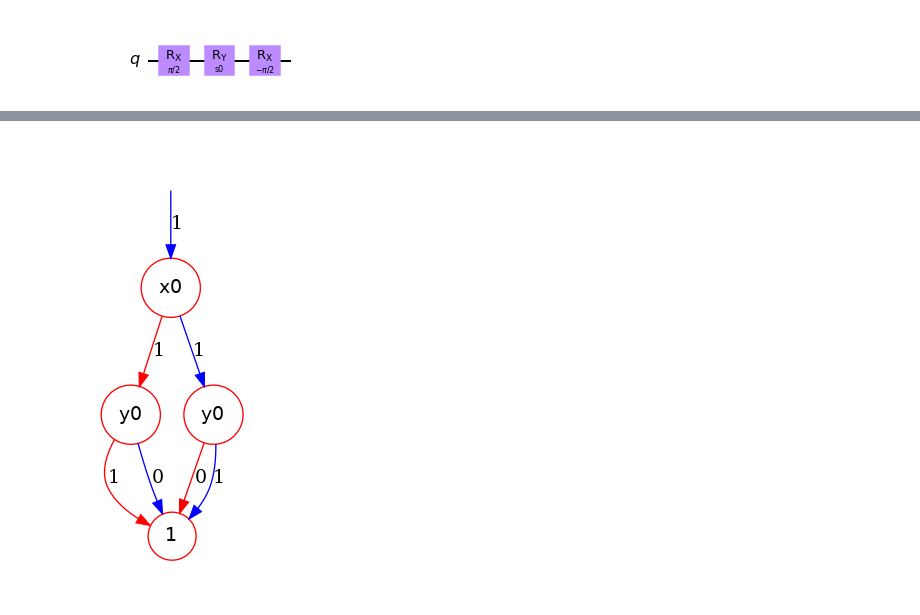
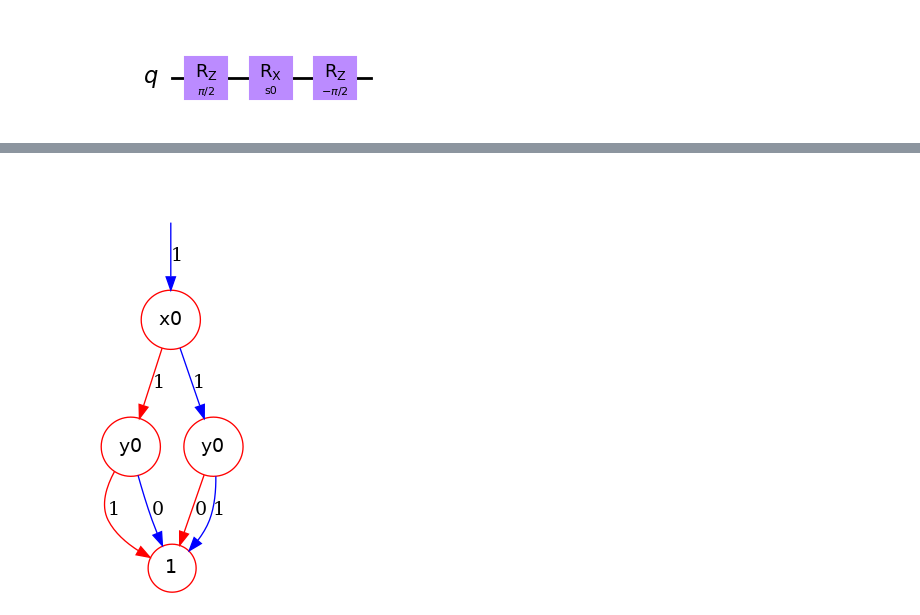
Before and after one commit to Veriqc/Symbol_TDD, a Jupyter notebook: TrDD_experiment.ipynb, the cells around one changed output, grey strips where cells are left out. Cells and saved outputs as stored; diff of their text form; code cells hidden in the pictures.

```diff
--- a/TrDD_experiment.ipynb
+++ b/TrDD_experiment.ipynb
@@ -258,15 +296,24 @@ simple.draw('mpl')
 # %%
 simple2=QuantumCircuit(1)
 
-simple2.rx(np.pi/2,0)
-simple2.ry(s0,0)
-simple2.rx(-np.pi/2,0)
-# simple2.x(0)
+# simple2.rx(np.pi/2,0)
+# simple2.ry(s0,0)
+# simple2.rx(-np.pi/2,0)
+
+# simple2.ry(np.pi/2,0)
+# simple2.rx(s0,0)
+# simple2.ry(-np.pi/2,0)
+
+# simple2.ry(np.pi/2,0)
 # simple2.rz(s0,0)
+# simple2.ry(-np.pi/2,0)
 
+simple2.rz(np.pi/2,0)
+simple2.rx(s0,0)
+simple2.rz(-np.pi/2,0)
 simple2.draw('mpl')
 # %% [output]
-[figure, old version]
+[figure, new version]
 # %%
 def experiment(qubit_num=2,reps=1,function='RealAmplitudes', optimizer=None, file_name=None):
         cir1,cir2,circuit_nam=circuit_generator(qubit_num=qubit_num,reps=reps,function_name=function)
```
Also changed, not shown: parts of 27 cells of this notebook, 5 other files.
